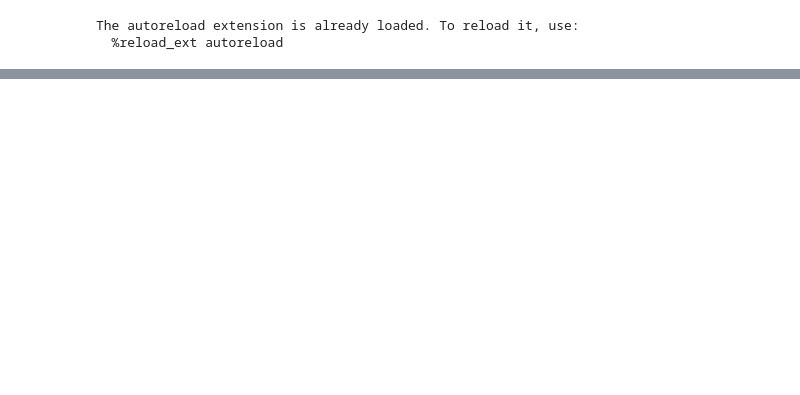
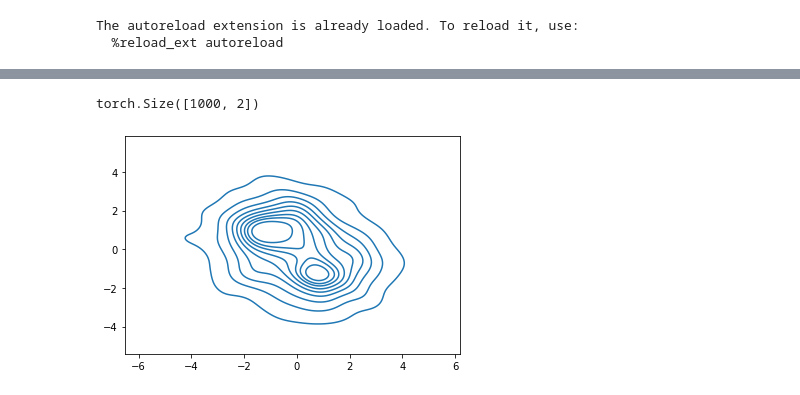
Before and after one commit to ATML-Group-12/normalising_flows, a Jupyter notebook: visual.ipynb, the cells around one changed output, grey strips where cells are left out. Drawn from its saved outputs; the diff is of its cells as text; code cells hidden in the pictures; blank space fills up the shorter version.

```diff
--- a/visual.ipynb
+++ b/visual.ipynb
@@ -57,0 +93,11 @@ tensor([-0.4551, -0.4551])
+# %%
+import seaborn as sns
+import matplotlib.pyplot as plt
+
+samples = model(torch.tensor([1,1])).sample((1000,))
+print(samples.shape)
+sns.kdeplot(samples[:,0].detach().numpy(), samples[:,1].detach().numpy())
+plt.show()
+# %% [output]
+torch.Size([1000, 2])
+[figure, added]
```
Also changed, not shown: parts of 8 cells of this notebook, 7 other files.
